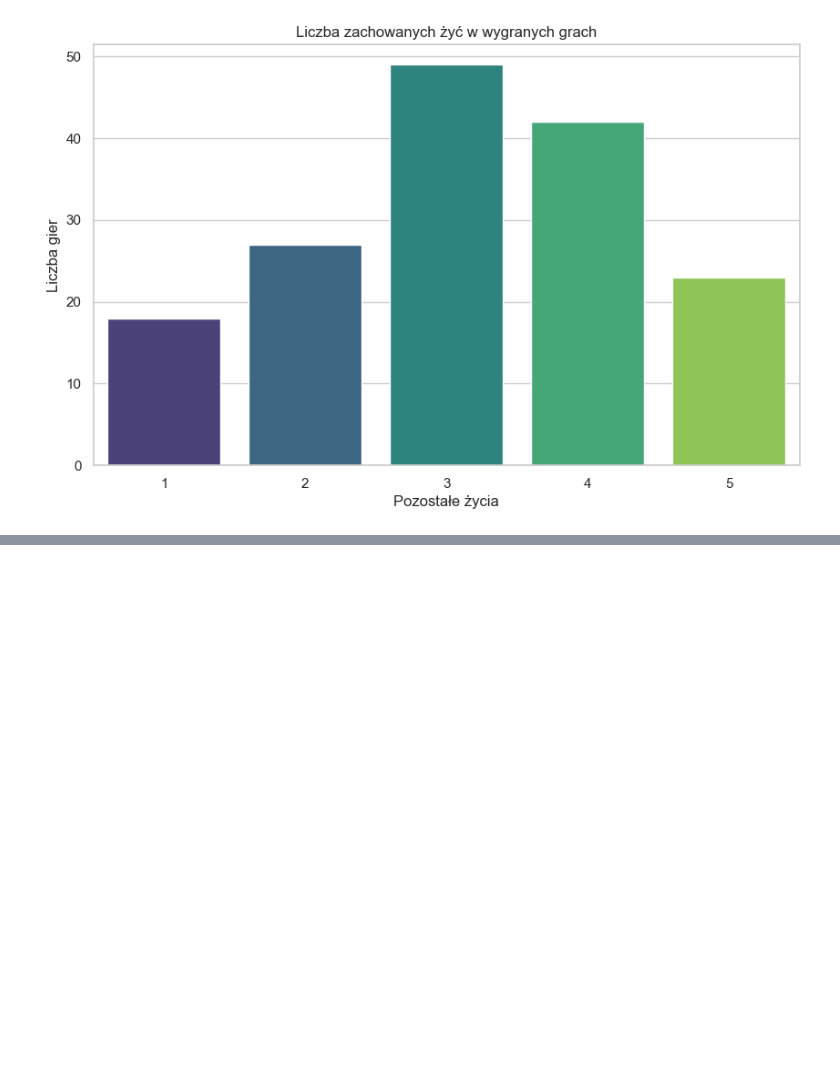
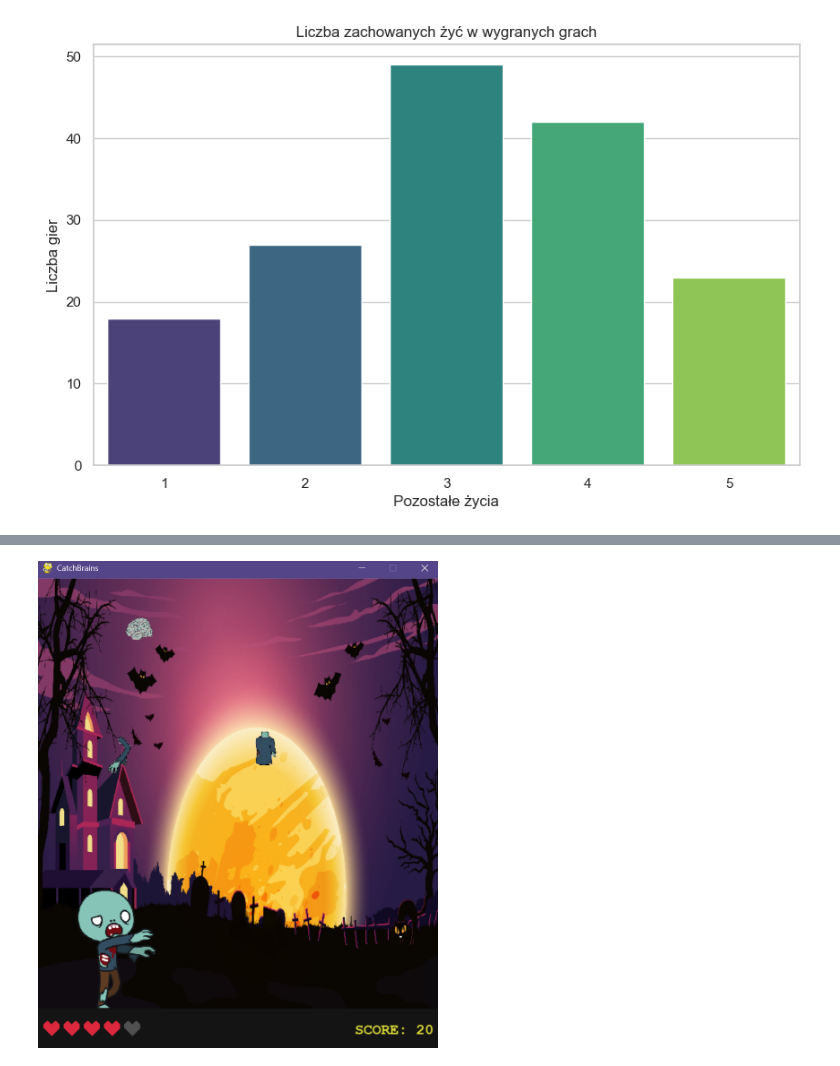
Before and after one commit to akaButter/Inteligencja-obliczeniowa, a Jupyter notebook: lab04/CatchBrains/raport04.ipynb, the cells around one changed output, grey strips where cells are left out. Cells and saved outputs as stored; diff of their text form; code cells hidden in the pictures; blank space fills up the shorter version.

```diff
--- a/lab04/CatchBrains/raport04.ipynb
+++ b/lab04/CatchBrains/raport04.ipynb
@@ -300,0 +384,4 @@ plt.show()
+# %%
+Image(filename='images/zombie2.png', width=400)
+# %% [output]
+[figure, added]
```
Also changed, not shown: parts of 15 cells of this notebook, 6 other files.
